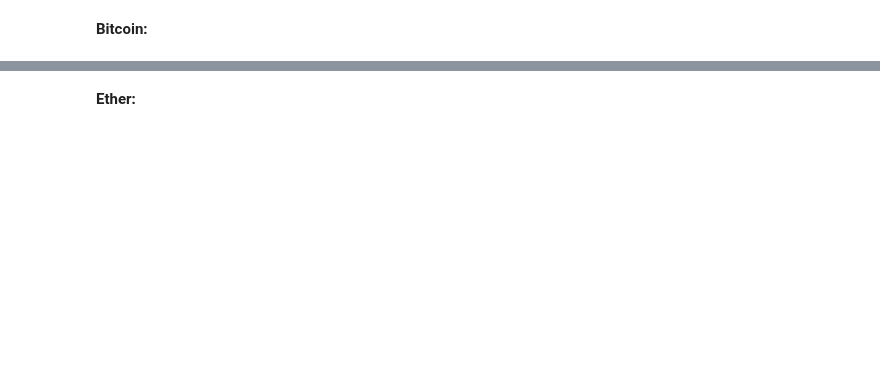
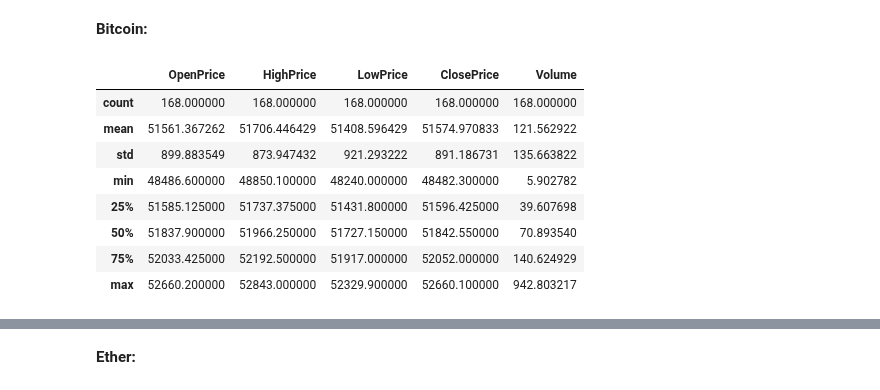
Before and after one commit to OYanez85/Data_Analysis_with_Python_freecodecamp.org, a Jupyter notebook: Tutorial.ipynb, the cells around one changed output, grey strips where cells are left out. Drawn from its saved outputs; the diff is of its cells as text; code cells hidden in the pictures; blank space fills up the shorter version.

```diff
--- a/Tutorial.ipynb
+++ b/Tutorial.ipynb
@@ -162,5 +169,17 @@ btc = get_historic_price('btc', after=last_week)
 eth = get_historic_price('eth', after=last_week)
 # %% [markdown]
 **Bitcoin:**
+# %%
+btc.describe()
+# %% [output]
+|  | OpenPrice | HighPrice | LowPrice | ClosePrice | Volume |
+| count | 168.000000 | 168.000000 | 168.000000 | 168.000000 | 168.000000 |
+| mean | 51561.367262 | 51706.446429 | 51408.596429 | 51574.970833 | 121.562922 |
+| std | 899.883549 | 873.947432 | 921.293222 | 891.186731 | 135.663822 |
+| min | 48486.600000 | 48850.100000 | 48240.000000 | 48482.300000 | 5.902782 |
+| 25% | 51585.125000 | 51737.375000 | 51431.800000 | 51596.425000 | 39.607698 |
+| 50% | 51837.900000 | 51966.250000 | 51727.150000 | 51842.550000 | 70.893540 |
+| 75% | 52033.425000 | 52192.500000 | 51917.000000 | 52052.000000 | 140.624929 |
+| max | 52660.200000 | 52843.000000 | 52329.900000 | 52660.100000 | 942.803217 |
 # %%
 btc.head()
```
Also changed, not shown: parts of 10 cells of this notebook.
